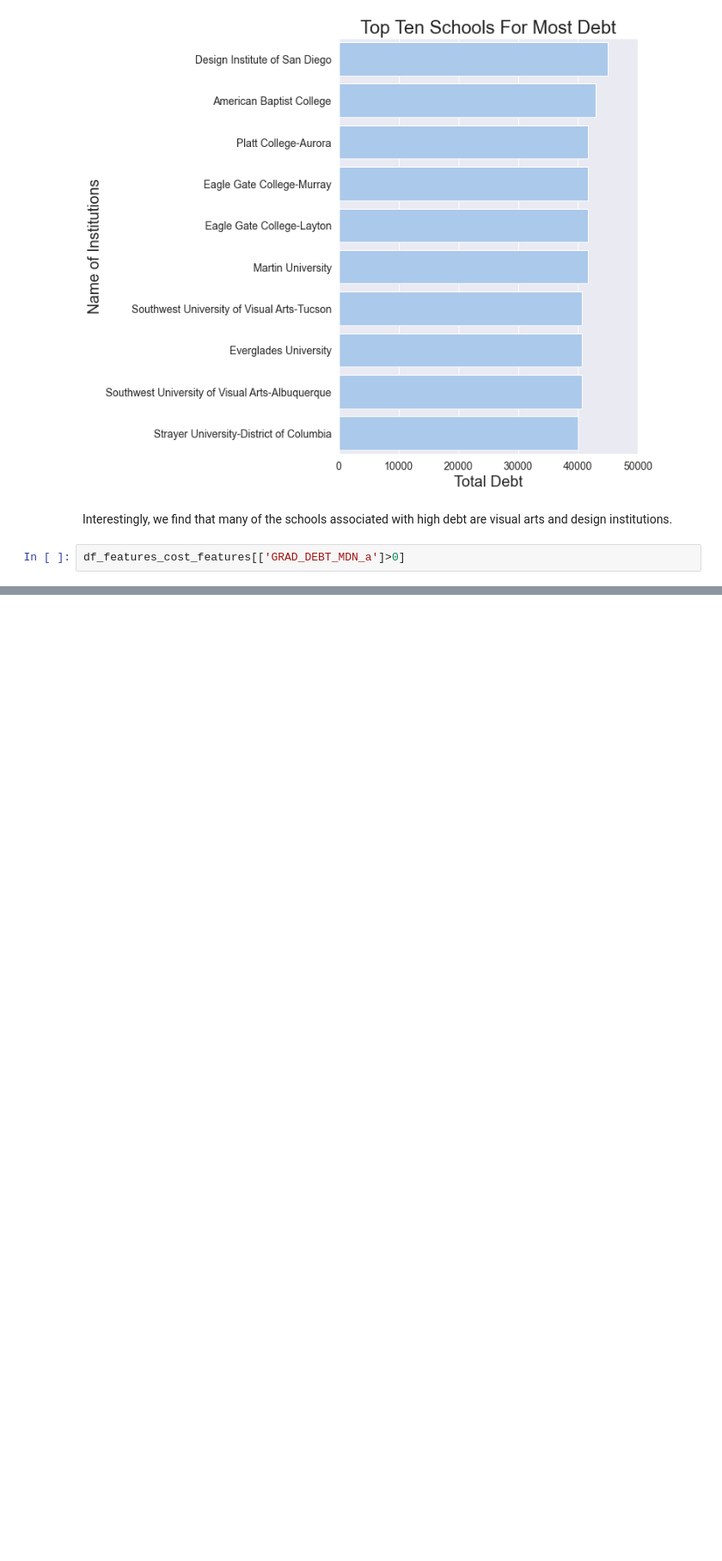
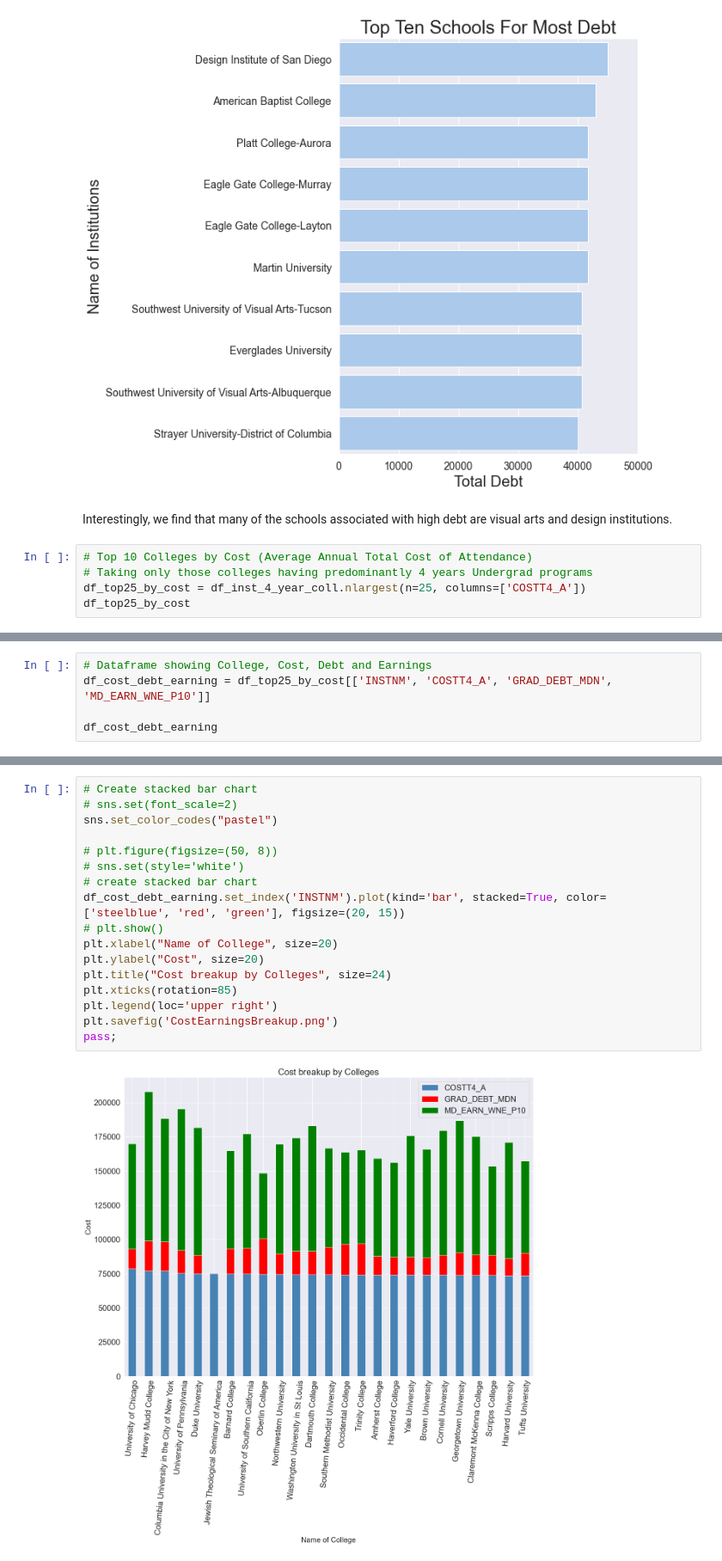
Before and after one commit to samantoz/dsc680-applied-datascience, a Jupyter notebook: Project-2/viz.ipynb, the cells around one changed output, grey strips where cells are left out. Shown at 86% size. Saved outputs shown, nothing was run; the diff lists cells and outputs as text; blank space fills up the shorter version.

```diff
--- a/Project-2/viz.ipynb
+++ b/Project-2/viz.ipynb
@@ -332,5 +381,8 @@ Text(0.5, 1.0, 'Top Ten Schools For Most Debt')
 # %% [markdown]
 Interestingly, we find that many of the schools associated with high debt are visual arts and design institutions.
 # %%
-df_features_cost_features[['GRAD_DEBT_MDN_a']>0]
+# Top 10 Colleges by Cost (Average Annual Total Cost of Attendance)
+# Taking only those colleges having predominantly 4 years Undergrad programs
+df_top25_by_cost = df_inst_4_year_coll.nlargest(n=25, columns=['COSTT4_A'])
+df_top25_by_cost
 # %% [output]
@@ -337,0 +406,5 @@ TypeError: '>' not supported between instances of 'list' and 'int'
+# %%
+# Dataframe showing College, Cost, Debt and Earnings
+df_cost_debt_earning = df_top25_by_cost[['INSTNM', 'COSTT4_A', 'GRAD_DEBT_MDN', 'MD_EARN_WNE_P10']]
+
+df_cost_debt_earning
@@ -337,0 +429,19 @@ TypeError: '>' not supported between instances of 'list' and 'int'
+# %%
+# Create stacked bar chart
+# sns.set(font_scale=2)
+sns.set_color_codes("pastel")
+
+# plt.figure(figsize=(50, 8))
+# sns.set(style='white')
+# create stacked bar chart
+df_cost_debt_earning.set_index('INSTNM').plot(kind='bar', stacked=True, color=['steelblue', 'red', 'green'], figsize=(20, 15))
+# plt.show()
+plt.xlabel("Name of College", size=20)
+plt.ylabel("Cost", size=20)
+plt.title("Cost breakup by Colleges", size=24)
+plt.xticks(rotation=85)
+plt.legend(loc='upper right')
+plt.savefig('CostEarningsBreakup.png')
+pass;
+# %% [output]
+[figure, added]
```
Also changed, not shown: parts of 7 cells of this notebook, 10 other files.
